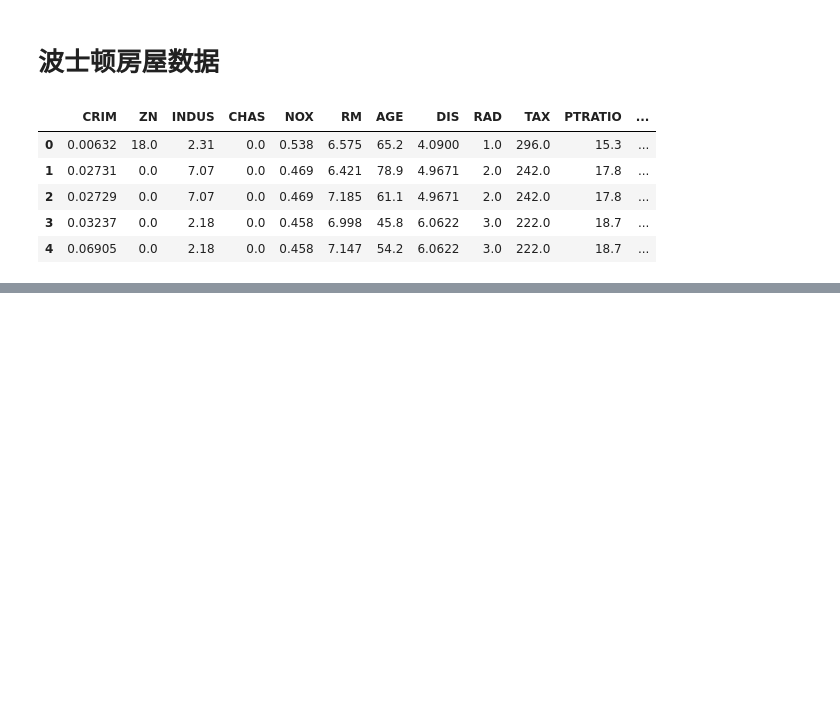
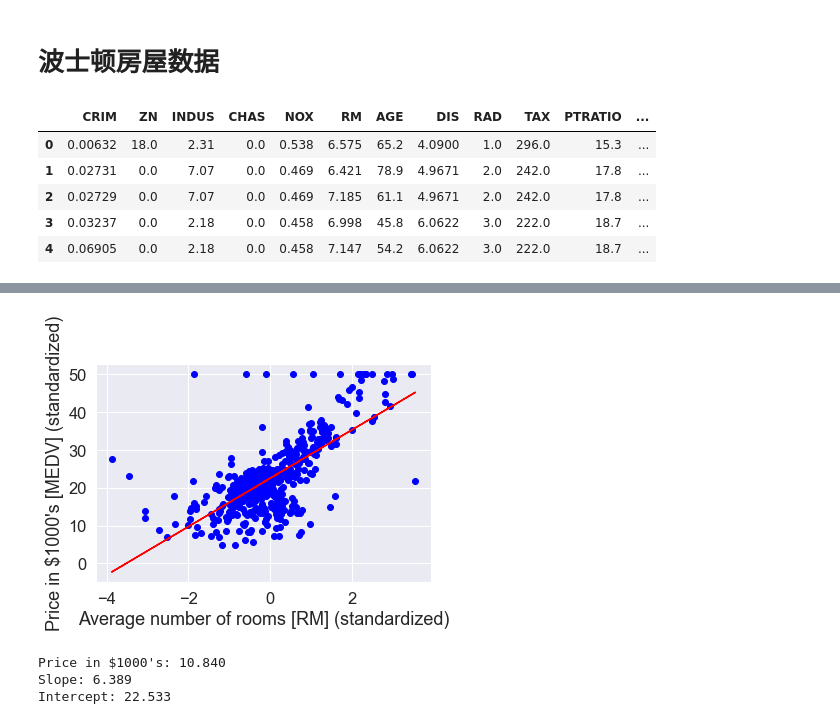
Before and after one commit to fnfly2005/pubilc_work, a Jupyter notebook: learnsklearn/回归算法.ipynb, the cells around one changed output, grey strips where cells are left out. Drawn from its saved outputs; the diff is of its cells as text; code cells hidden in the pictures; blank space fills up the shorter version.

```diff
--- a/learnsklearn/回归算法.ipynb
+++ b/learnsklearn/回归算法.ipynb
@@ -37,0 +85,22 @@ plt.show()
+# %%
+def lin_regplot(X,y,model):
+    plt.scatter(X,y,c='blue')
+    plt.plot(X,model.predict(X),color='red')
+    return None
+
+lin_regplot(X_std,y,lr)
+plt.xlabel('Average number of rooms [RM] (standardized)')
+plt.ylabel('Price in $1000\'s [MEDV] (standardized)')
+plt.show()
+# %% [output]
+[figure, added]
+# %%
+num_rooms_std = sc_x.transform([[5.0]])
+price_std = lr.predict(num_rooms_std)
+print("Price in $1000's: %.3f" % (price_std))
+print('Slope: %.3f' % lr.w_[1])
+print('Intercept: %.3f' % lr.w_[0])
+# %% [output]
+Price in $1000's: 10.840
+Slope: 6.389
+Intercept: 22.533
```
Also changed, not shown: parts of 6 cells of this notebook.
